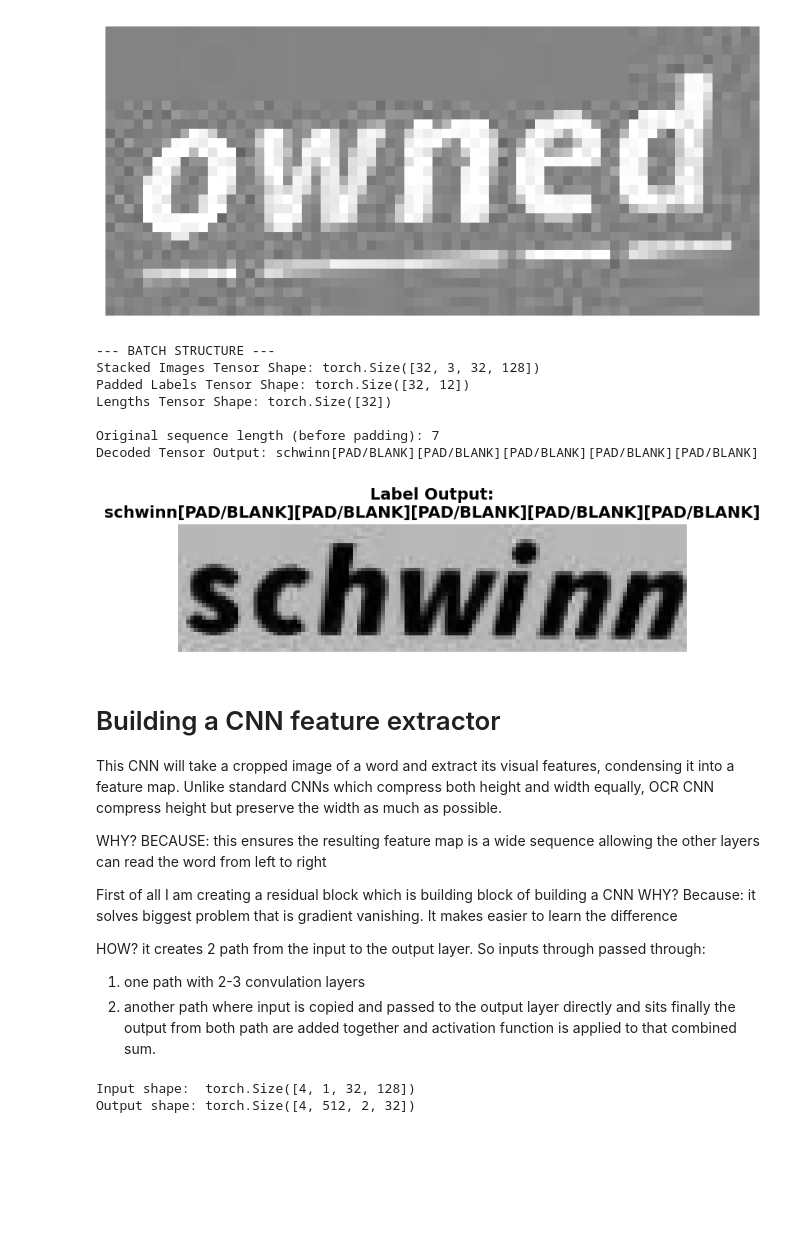
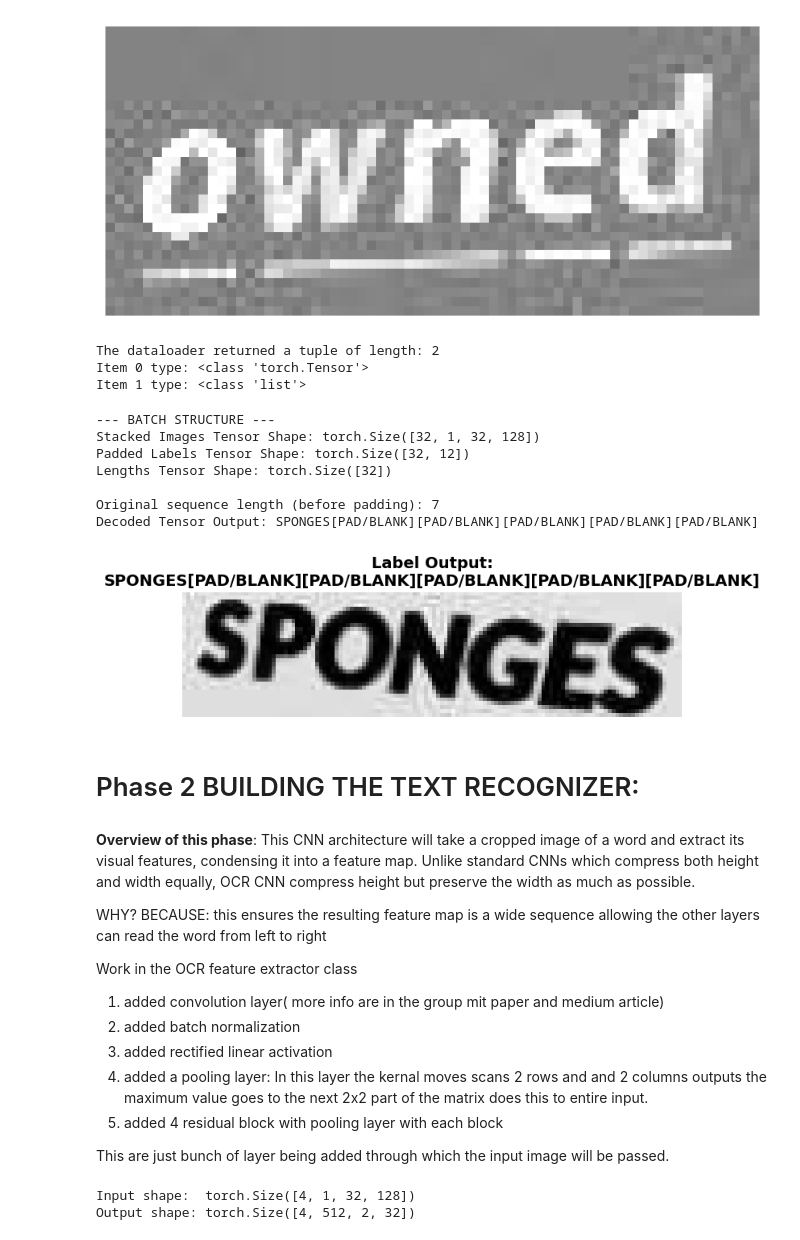
Before and after one commit to NoCdtho/OCR-software, a Jupyter notebook: CRNN.ipynb, the cells around one changed output. Drawn from its saved outputs; the diff is of its cells as text; code cells hidden in the pictures; blank space fills up the shorter version.

```diff
--- a/CRNN.ipynb
+++ b/CRNN.ipynb
@@ -4,6 +10,6 @@ This dataset is used to recognize the tables
 # %%
 #  The dataset is being prepared
-from datasets import load_dataset
+from datasets import load_dataset  # datasets is a hugging face library
 import pprint
 from datasets import Dataset
 import matplotlib.pyplot as plt #This is used to build the actual white canvas for the image to put
@@ -27,18 +33,18 @@ for i, sample in enumerate(ds):
     if i == 2:
         break
 
-# Taking 1001 raw data from the dataset and storing in the form of list
+# Taking 1000 raw data from the dataset and storing in the form of list
 small_samples = []
 for i, sample in enumerate(ds):
     small_samples.append(sample)
 
-    if i >= 1000:
+    if i > 999:
         break
 
 # converting the python list to a hugging face dataset
 small_ds = Dataset.from_list(small_samples)
 
-# Visualizing the 3rd image
+# Visualizing the 4th image
 sample = small_ds[3]
 
 image = sample["image"]
@@ -49,7 +55,7 @@ annotations = sample["annotations"]
 # ax is the plot the graphing area containing the x-axis, and the y-axis, the gridlines and the data.
 fig, ax = plt.subplots(figsize=(10,10))
 
-# imshow() method is desinged to render 2d pictures
+# imshow() stands for image show method is desinged to render 2d pictures.
 ax.imshow(image)
 
 for annotation in annotations:
@@ -338,6 +344,20 @@ keys dict_keys(['image', 'label'])
 {'image': <PIL.JpegImagePlugin.JpegImageFile image mode=RGB size=115x31 at 0x...>,
  'label': 'accommodatingly'}
 [figure]
+# %%
+# Catch the whole batch in one variable instead of unpacking
+batch = next(iter(my_dataloader))
+
+# Check how many items it contains (it will print 2)
+print(f"The dataloader returned a tuple of length: {len(batch)}")
+
+# Look at what those two items actually are
+print(f"Item 0 type: {type(batch[0])}")
+print(f"Item 1 type: {type(batch[1])}")
+# %% [output]
+The dataloader returned a tuple of length: 2
+Item 0 type: <class 'torch.Tensor'>
+Item 1 type: <class 'list'>
 # %%
 # The preprocessing of the dataset is done here
 
@@ -354,6 +374,7 @@ my_dictionary = {char: idx for idx, char in enumerate(unique_chars, start=1)} #
 
 # Instantiating a transform pipeline
 my_transform_pipeline = T.Compose([
+    T.Grayscale(num_output_channels=1),
     T.Resize((32, 128)),
     T.ToTensor()
 ])
@@ -419,7 +440,7 @@ dataset2 = MJSynthDataset (
 
 
 # plug it into the dataLoader
-my_dataloader = DataLoader(
+my_dataloader2 = DataLoader(
     dataset=dataset2,
     batch_size=32,
     shuffle=True,
@@ -439,7 +460,7 @@ idx_to_char_dict[0] = "[PAD/BLANK]"
 
 # 2. Grab a single batch of data from your dataloader
 # iter() turns the dataloader into an iterator, next() pulls the first batch
-images, labels_padded, labels_lengths = next(iter(my_dataloader))
+images, labels_padded, labels_lengths = next(iter(my_dataloader2))
 
 # 3. Print the architecture of the batch to verify collate_fn worked
 print("--- BATCH STRUCTURE ---")
@@ -454,51 +475,53 @@ length_0 = labels_lengths[0]
 
 # 5. Decode the padded tensor back into readable text
 decoded_text_list = []
 for idx in label_0.numpy():
     decoded_text_list.append(idx_to_char_dict[idx])
 
 decoded_text = "".join(decoded_text_list)
 print(f"\nOriginal sequence length (before padding): {length_0}")
 print(f"Decoded Tensor Output: {decoded_text}")
 
 # 6. Set up the matplotlib plot to visually check the image
 # PyTorch images are [Channels, Height, Width]. Matplotlib wants [Height, Width, Channels]
 image_to_plot = image_0.permute(1, 2, 0).numpy()
 
 plt.figure(figsize=(8, 3))
 # If it's a 1-channel grayscale image, squeeze it for matplotlib
 if image_to_plot.shape[-1] == 1:
     plt.imshow(image_to_plot.squeeze(), cmap='gray')
 else:
     plt.imshow(image_to_plot)
 
 plt.title(f"Label Output:\n{decoded_text}", fontsize=14, fontweight='bold')
 plt.axis('off')
 plt.show()
 # %% [output]
 --- BATCH STRUCTURE ---
-Stacked Images Tensor Shape: torch.Size([32, 3, 32, 128])
+Stacked Images Tensor Shape: torch.Size([32, 1, 32, 128])
 Padded Labels Tensor Shape: torch.Size([32, 12])
 Lengths Tensor Shape: torch.Size([32])
 
 Original sequence length (before padding): 7
-Decoded Tensor Output: schwinn[PAD/BLANK][PAD/BLANK][PAD/BLANK][PAD/BLANK][PAD/BLANK]
+Decoded Tensor Output: SPONGES[PAD/BLANK][PAD/BLANK][PAD/BLANK][PAD/BLANK][PAD/BLANK]
-[figure, old version]
+[figure, new version]
+# %% [markdown]
+#  Phase 2 BUILDING THE TEXT RECOGNIZER:
 # %% [markdown]
-# Building a CNN feature extractor
-
-This CNN will take a cropped image of a word and extract its visual features, condensing it into a feature map.
+**Overview of this phase**:
+This CNN architecture will take a cropped image of a word and extract its visual features, condensing it into a feature map.
 Unlike standard CNNs which compress both height and width equally, OCR CNN compress height but preserve the width as much as possible.
 
 WHY?
 BECAUSE: this ensures the resulting feature map is a wide sequence allowing the other layers can read the word from left to right
 
-First of all I am creating a residual block which is building block of building a CNN WHY?
-Because: it solves biggest problem that is gradient vanishing. It makes easier to learn the difference
+Work in the OCR feature extractor class
+1. added convolution layer( more info are in the group mit paper and medium article)
+2. added batch normalization
+3. added rectified linear activation
+3. added a pooling layer: In this layer the kernal moves scans 2 rows and and 2 columns outputs the maximum value goes to the next 2x2 part of the matrix does this to entire input.
+4. added 4 residual block with pooling layer with each block
 
-HOW?
-it creates 2 path from the input to the output layer. So inputs through passed through:
-1. one path with 2-3 convulation layers
-2. another path where input is copied and passed to the output layer directly and sits
-finally the output from both path are added together and activation function is applied to that combined sum.
+
+This are just bunch of layer being added through which the input image will be passed.
 # %%
```
Also changed, not shown: parts of 9 cells of this notebook.
